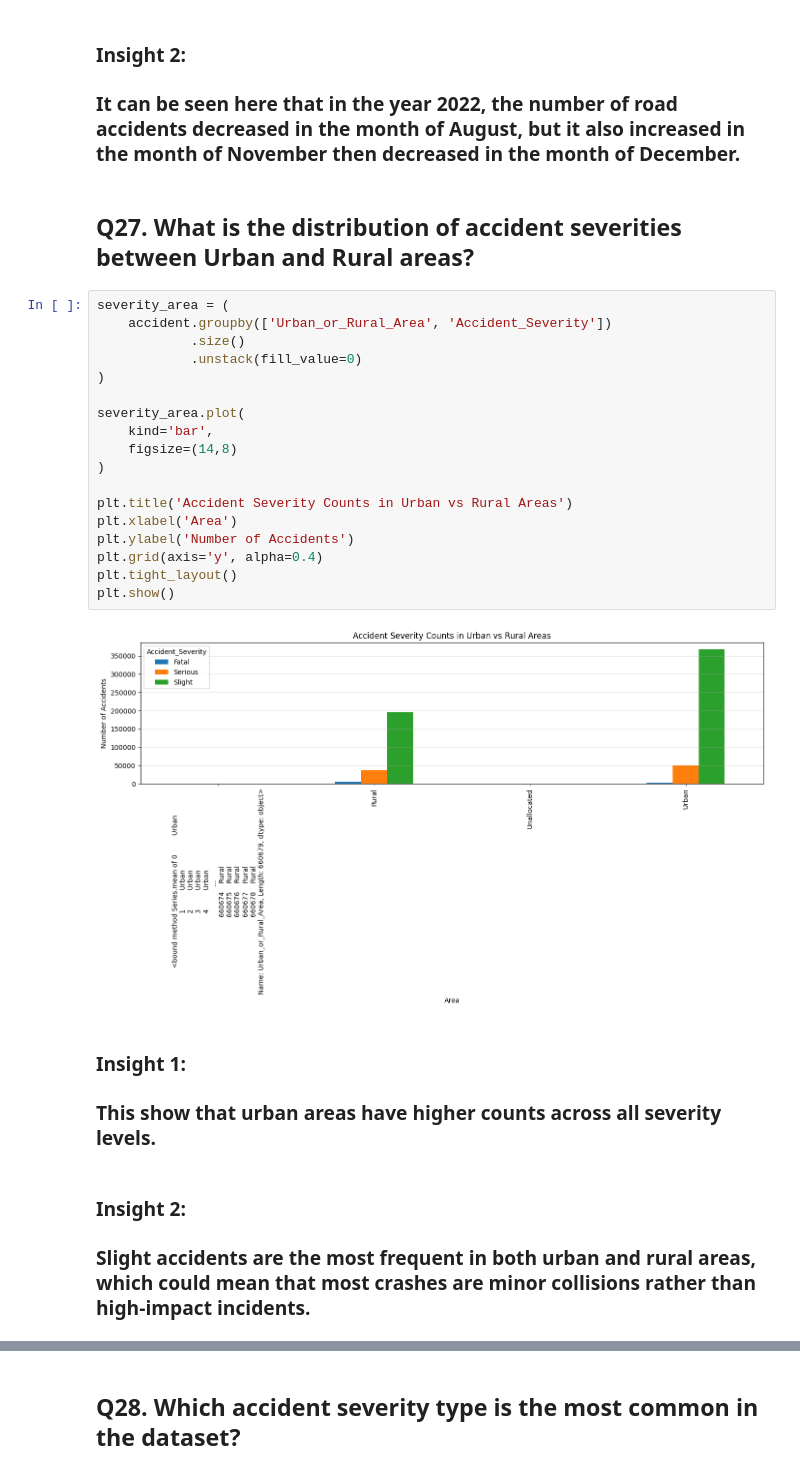
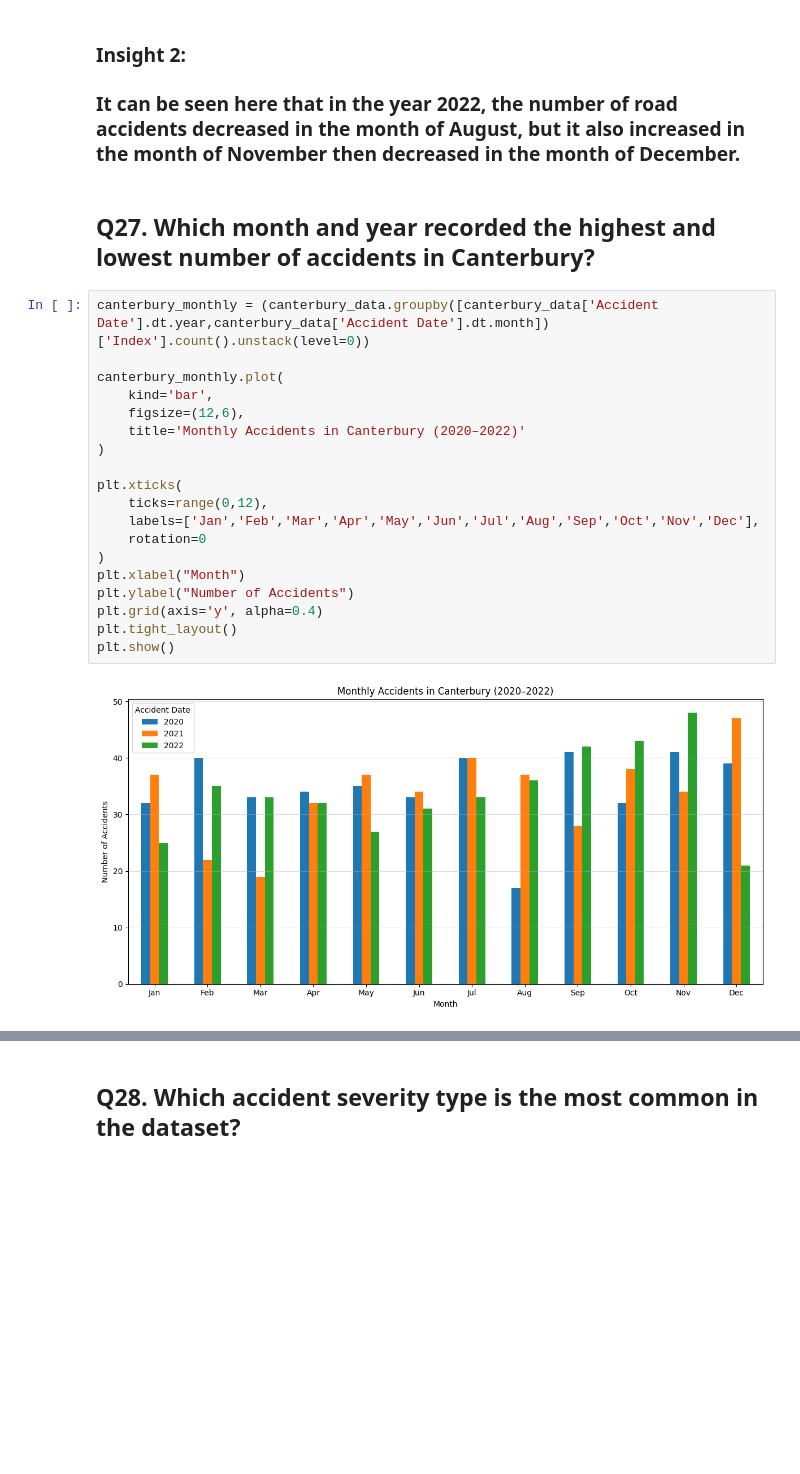
Before and after one commit to aprilfdln/ELEC303, a Jupyter notebook: Activity2.ipynb, the cells around one changed output, grey strips where cells are left out. Drawn from its saved outputs; the diff is of its cells as text; blank space fills up the shorter version.

```diff
--- a/Activity2.ipynb
+++ b/Activity2.ipynb
@@ -509,31 +772,26 @@ plt.show()
 # %% [markdown]
 <h3>Insight 2:</h3>
 <h3>It can be seen here that in the year 2022, the number of road accidents decreased in the month of August, but it also increased in the month of November then decreased in the month of December.</h3>
-# %% [markdown]
-<h2>Q27. What is the distribution of accident severities between Urban and Rural areas?</h2>
-# %%
-severity_area = (
-    accident.groupby(['Urban_or_Rural_Area', 'Accident_Severity'])
-            .size()
-            .unstack(fill_value=0)
-)
-
-severity_area.plot(
-    kind='bar',
-    figsize=(14,8)
-)
-
-plt.title('Accident Severity Counts in Urban vs Rural Areas')
-plt.xlabel('Area')
-plt.ylabel('Number of Accidents')
-plt.grid(axis='y', alpha=0.4)
-plt.tight_layout()
-plt.show()
-# %% [output]
-[figure, removed]
-# %% [markdown]
-<h3>Insight 1: </h3>
-<h3>This show that urban areas have higher counts across all severity levels.</h3>
-# %% [markdown]
-<h3>Insight 2:</h3>
-<h3>Slight accidents are the most frequent in both urban and rural areas, which could mean that most crashes are minor collisions rather than high-impact incidents.</h3>
+# %% [markdown]
+<h2>Q27. Which month and year recorded the highest and lowest number of accidents in Canterbury?</h2>
+# %%
+canterbury_monthly = (canterbury_data.groupby([canterbury_data['Accident Date'].dt.year,canterbury_data['Accident Date'].dt.month])['Index'].count().unstack(level=0))
+
+canterbury_monthly.plot(
+    kind='bar',
+    figsize=(12,6),
+    title='Monthly Accidents in Canterbury (2020–2022)'
+)
+
+plt.xticks(
+    ticks=range(0,12),
+    labels=['Jan','Feb','Mar','Apr','May','Jun','Jul','Aug','Sep','Oct','Nov','Dec'],
+    rotation=0
+)
+plt.xlabel("Month")
+plt.ylabel("Number of Accidents")
+plt.grid(axis='y', alpha=0.4)
+plt.tight_layout()
+plt.show()
+# %% [output]
+[figure, added]
```
Also changed, not shown: parts of 65 cells of this notebook.
